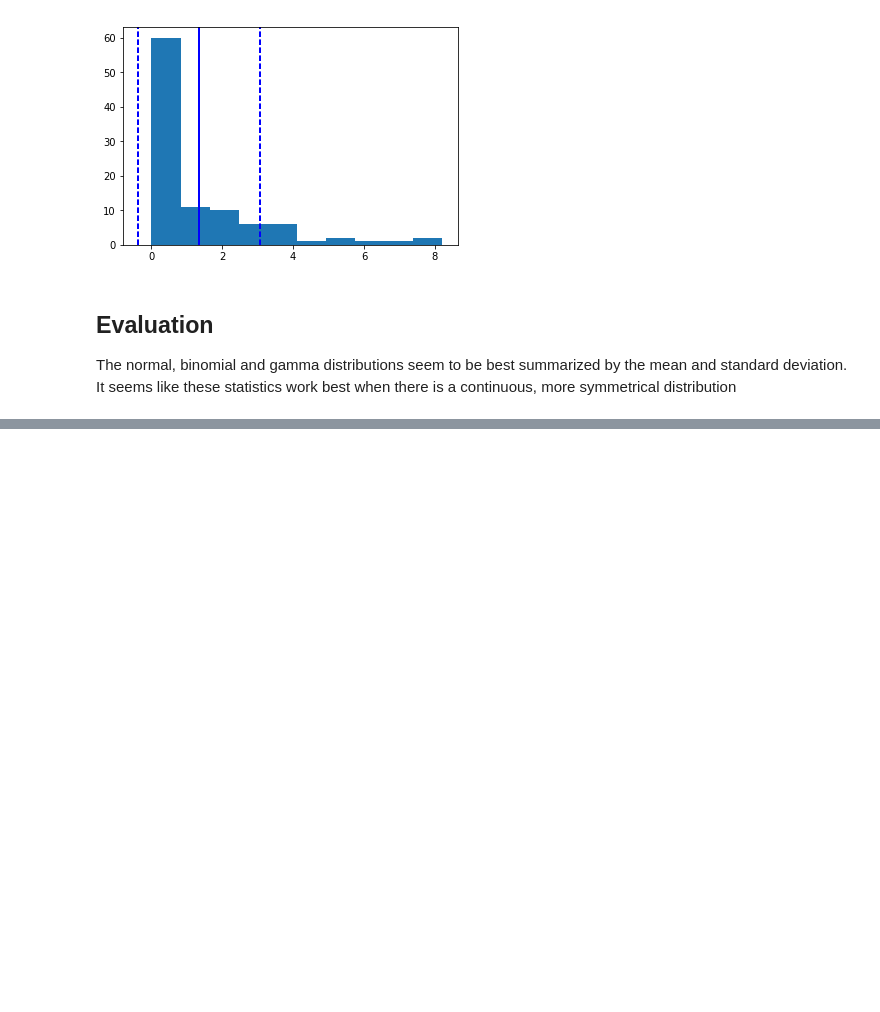
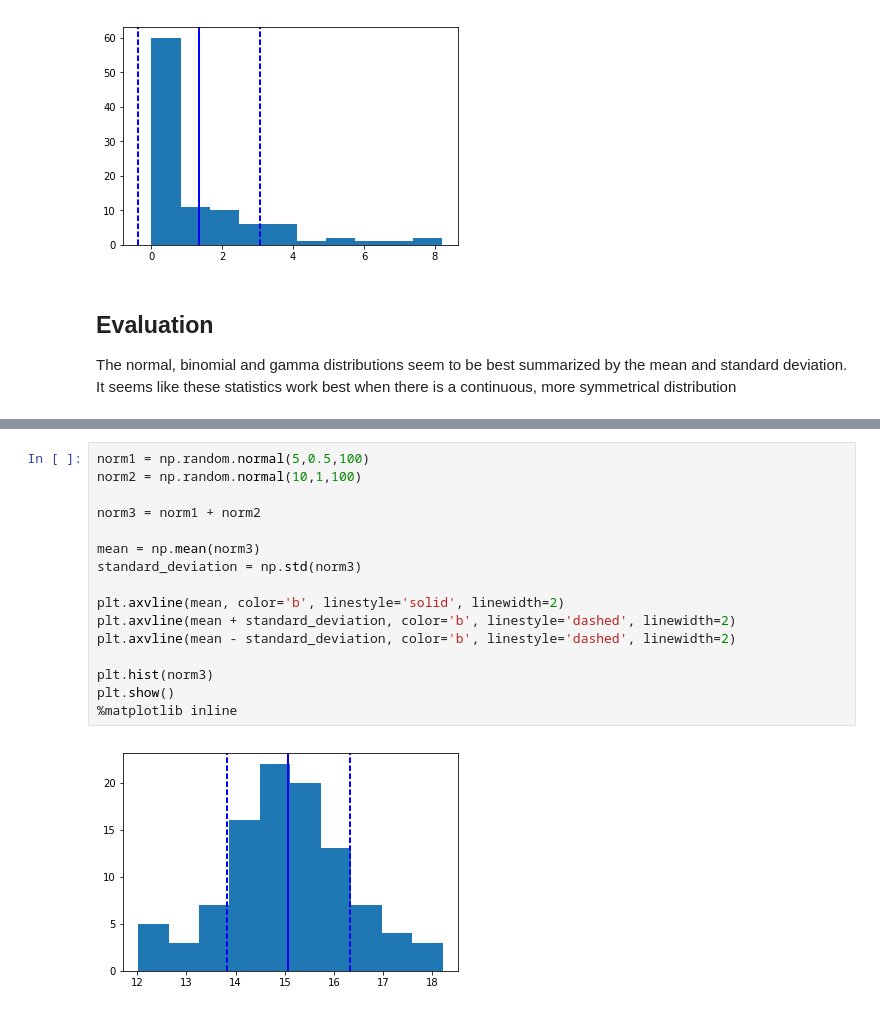
Before and after one commit to spaceport729/thinkful, a Jupyter notebook: Distributions.ipynb, the cells around one changed output, grey strips where cells are left out. Cells and saved outputs as stored; diff of their text form; blank space fills up the shorter version.

```diff
--- a/Distributions.ipynb
+++ b/Distributions.ipynb
@@ -112,0 +121,18 @@ The normal, binomial and gamma distributions seem to be best summarized by the m
+# %%
+norm1 = np.random.normal(5,0.5,100)
+norm2 = np.random.normal(10,1,100)
+
+norm3 = norm1 + norm2
+
+mean = np.mean(norm3)
+standard_deviation = np.std(norm3)
+
+plt.axvline(mean, color='b', linestyle='solid', linewidth=2)
+plt.axvline(mean + standard_deviation, color='b', linestyle='dashed', linewidth=2)
+plt.axvline(mean - standard_deviation, color='b', linestyle='dashed', linewidth=2)
+
+plt.hist(norm3)
+plt.show()
+%matplotlib inline
+# %% [output]
+[figure, added]
```
Also changed, not shown: parts of 1 cell of this notebook.
